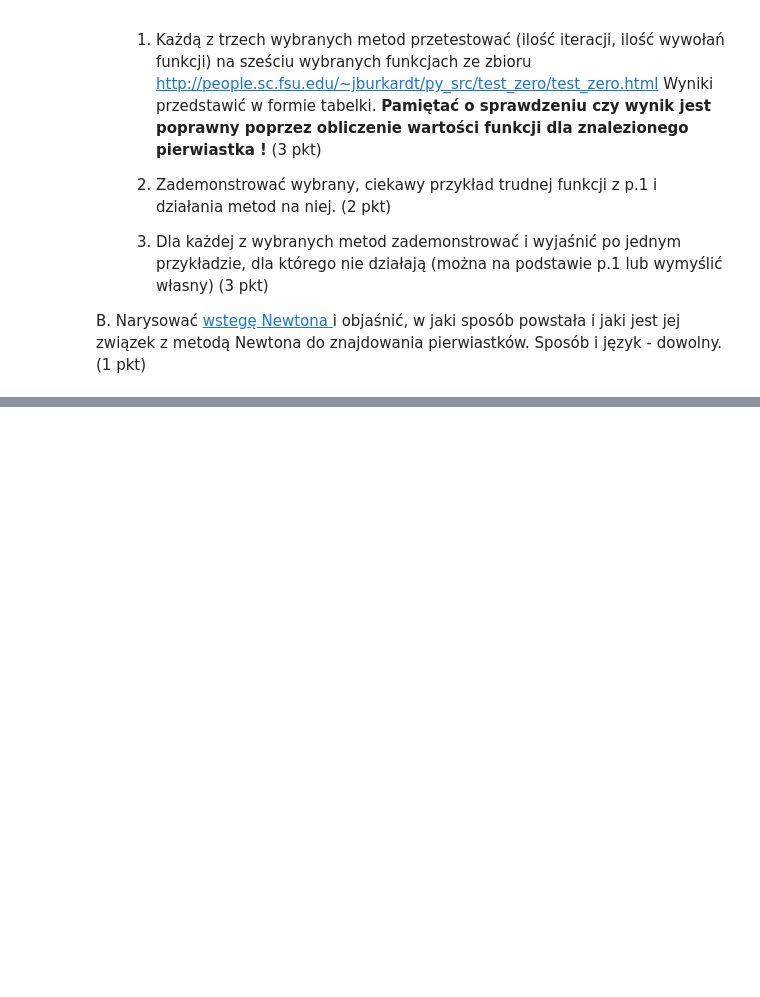
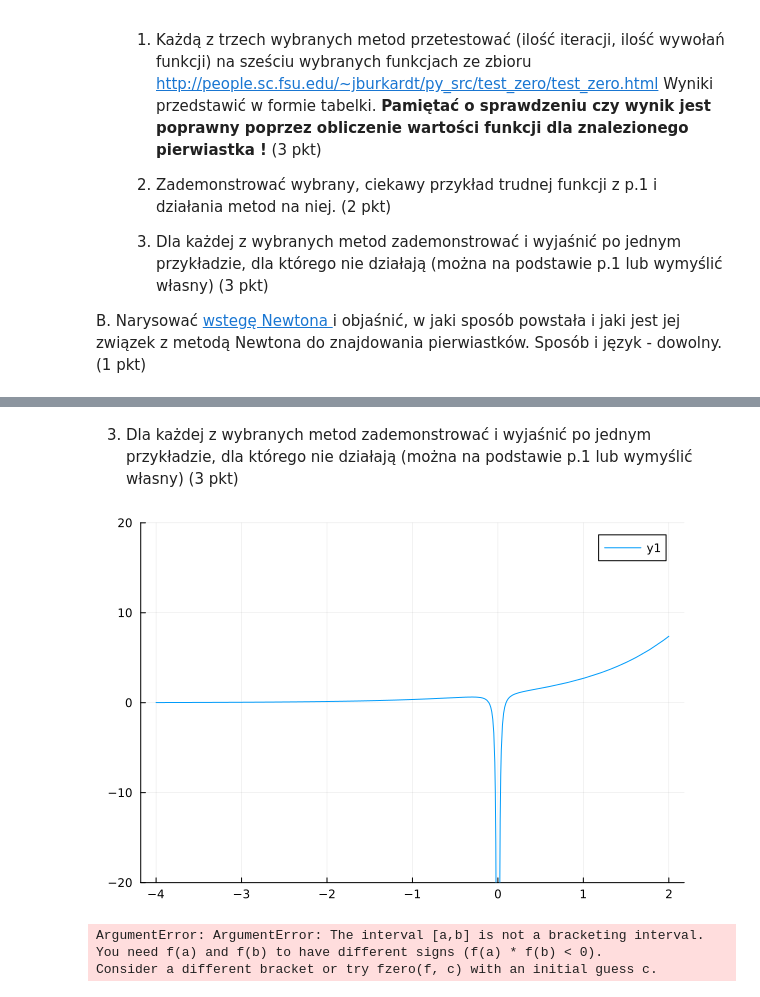
Before and after one commit to Kasl0/Mownit, a Jupyter notebook: Lab7/Lab7.ipynb, the cells around one changed output, grey strips where cells are left out. Cells and saved outputs as stored; diff of their text form; code cells hidden in the pictures; blank space fills up the shorter version.

```diff
--- a/Lab7/Lab7.ipynb
+++ b/Lab7/Lab7.ipynb
@@ -378,0 +477,26 @@ B. Narysować <a href="https://pl.wikipedia.org/wiki/Wst%C4%99ga_Newtona"> wsteg
+# %%
+# Struktura DataFrame
+results = DataFrame(method_name = String[], function_name = String[], steps_count = Int[], fn_calls_count = Int[], result = Float64[], result_fn_value = Float64[], is_zero = Bool[])
+
+# Metoda bisekcji
+tracker = Roots.Tracks()
+x = find_zero(Repeller, (-1, 1), Bisection(), tracks = tracker)
+
+push!(results, ("Bisection", "Repeller", tracker.steps, tracker.fncalls, x, Repeller(x), iszero(Repeller(x))))
+
+
+# Metoda Newtona
+
+# Definujemy D(f) obliczającą  funkcje pochodną
+D(h) = x->ForwardDiff.derivative(h, float(x))
+
+tracker = Roots.Tracks()
+x = find_zero((Repeller, D(Repeller)), 0.5, Roots.Newton(), tracks = tracker)
+
+push!(results, ("Newton", "Repeller", tracker.steps, tracker.fncalls, x, Repeller(x), iszero(Repeller(x))))
+
+# Metoda siecznych)
+tracker = Roots.Tracks()
+x = find_zero(Repeller, 0.5, Order1(), tracks = tracker)
+
+push!(results, ("Secant", "Repeller", tracker.steps, tracker.fncalls, x, Repeller(x), iszero(Repeller(x))))
@@ -378,0 +510,17 @@ B. Narysować <a href="https://pl.wikipedia.org/wiki/Wst%C4%99ga_Newtona"> wsteg
+# %% [markdown]
+3. Dla każdej z wybranych metod zademonstrować i wyjaśnić po jednym  przykładzie, dla którego nie działają (można na podstawie p.1 lub wymyślić własny) (3 pkt)
+# %%
+using Plots
+
+fun1(x) = exp( x ) - 1 / ( 10 * x )^2
+
+plot(fun1, -4, 2, ylim=(-20,20))
+# %% [output]
+[figure, added]
+# %%
+# Metoda bisekcji
+find_zero(fun1, (-1, 1))
+# %% [output]
+ArgumentError: ArgumentError: The interval [a,b] is not a bracketing interval.
+You need f(a) and f(b) to have different signs (f(a) * f(b) < 0).
+Consider a different bracket or try fzero(f, c) with an initial guess c.
```
Also changed, not shown: parts of 15 cells of this notebook, 2 other files.
